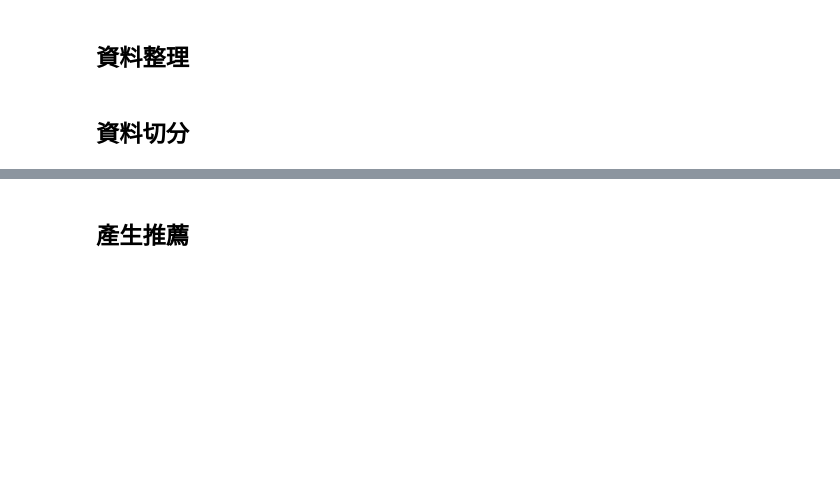
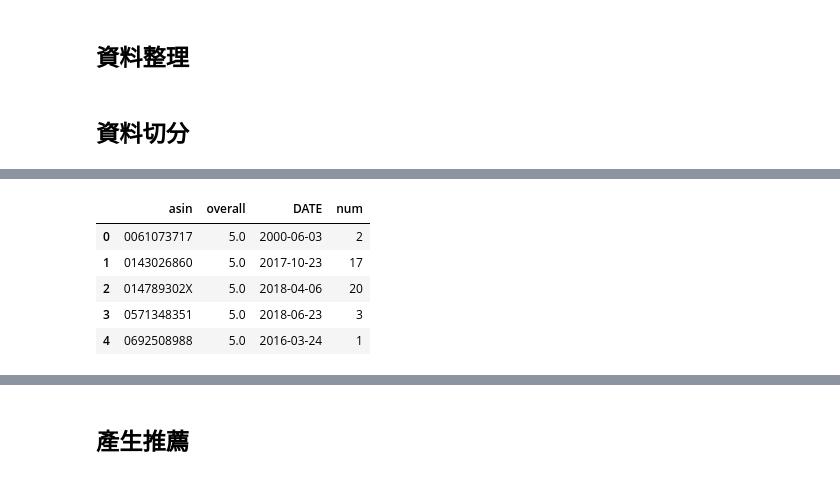
Before and after one commit to Cynthia-He02/data-course-sample, a Jupyter notebook: sample.ipynb, the cells around one changed output, grey strips where cells are left out. Drawn from its saved outputs; the diff is of its cells as text; code cells hidden in the pictures; blank space fills up the shorter version.

```diff
--- a/sample.ipynb
+++ b/sample.ipynb
@@ -64,0 +106,13 @@ users = list(ratings_testings_by_user.keys())
+# %%
+# 將商品評分取中位數
+# 品銷售日期取最近一次銷售
+# 計算商品被購買的次數
+ratings_trainings2 = ratings_trainings.groupby('asin', as_index=False).agg({'overall':'median', 'DATE':'max', 'num':'count'})
+ratings_trainings2.head()
+# %% [output]
+|  | asin | overall | DATE | num |
+| 0 | 0061073717 | 5.0 | 2000-06-03 | 2 |
+| 1 | 0143026860 | 5.0 | 2017-10-23 | 17 |
+| 2 | 014789302X | 5.0 | 2018-04-06 | 20 |
+| 3 | 0571348351 | 5.0 | 2018-06-23 | 3 |
+| 4 | 0692508988 | 5.0 | 2016-03-24 | 1 |
```
Also changed, not shown: parts of 11 cells of this notebook.
